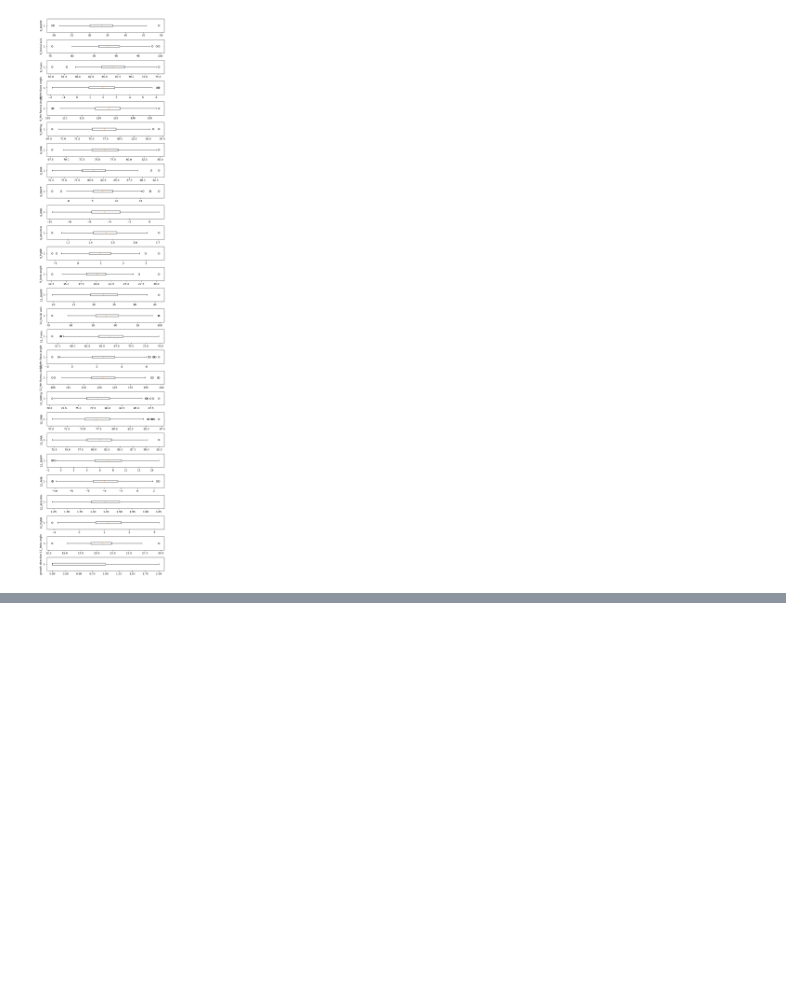
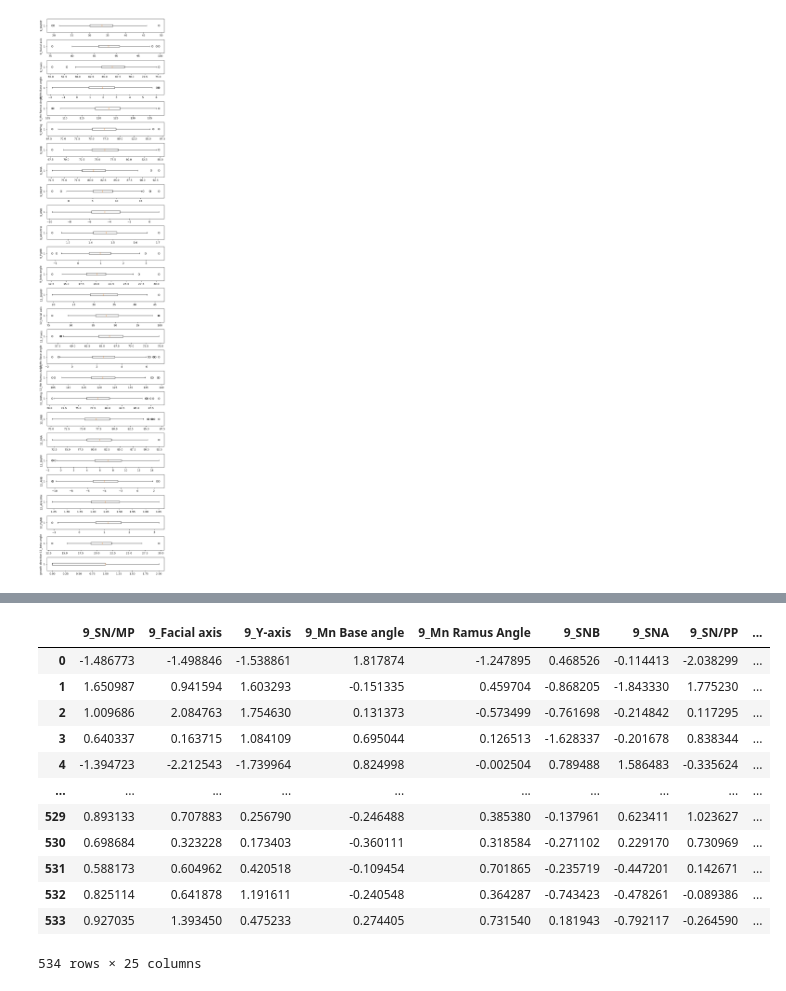
Before and after one commit to R4ken/Machine-Learning-Analysis, a Jupyter notebook: classification/solution.ipynb, the cells around one changed output, grey strips where cells are left out. Cells and saved outputs as stored; diff of their text form; code cells hidden in the pictures; blank space fills up the shorter version.

Commit message:
classification: most of data preprocessing i think

```diff
--- a/classification/solution.ipynb
+++ b/classification/solution.ipynb
@@ -167,0 +209,26 @@ print(selected.shape)
+# %%
+scaler = StandardScaler()
+to_scaling = df_training.iloc[:, :-1]
+
+scaler.fit(to_scaling)
+scaled = pd.DataFrame(scaler.transform(to_scaling), columns=to_scaling.columns)
+df_training_standarized = scaled
+
+df_training_standarized['growth direction'] = df_training['growth direction']
+df_training = df_training_standarized
+
+df_training.describe()
+# %% [output]
+|  | 9_SN/MP | 9_Facial axis | 9_Y-axis | 9_Mn Base angle | 9_Mn Ramus Angle | 9_SNB | 9_SNA | 9_SN/PP | ... |
+| 0 | -1.486773 | -1.498846 | -1.538861 | 1.817874 | -1.247895 | 0.468526 | -0.114413 | -2.038299 | ... |
+| 1 | 1.650987 | 0.941594 | 1.603293 | -0.151335 | 0.459704 | -0.868205 | -1.843330 | 1.775230 | ... |
+| 2 | 1.009686 | 2.084763 | 1.754630 | 0.131373 | -0.573499 | -0.761698 | -0.214842 | 0.117295 | ... |
+| 3 | 0.640337 | 0.163715 | 1.084109 | 0.695044 | 0.126513 | -1.628337 | -0.201678 | 0.838344 | ... |
+| 4 | -1.394723 | -2.212543 | -1.739964 | 0.824998 | -0.002504 | 0.789488 | 1.586483 | -0.335624 | ... |
+| ... | ... | ... | ... | ... | ... | ... | ... | ... | ... |
+| 529 | 0.893133 | 0.707883 | 0.256790 | -0.246488 | 0.385380 | -0.137961 | 0.623411 | 1.023627 | ... |
+| 530 | 0.698684 | 0.323228 | 0.173403 | -0.360111 | 0.318584 | -0.271102 | 0.229170 | 0.730969 | ... |
+| 531 | 0.588173 | 0.604962 | 0.420518 | -0.109454 | 0.701865 | -0.235719 | -0.447201 | 0.142671 | ... |
+| 532 | 0.825114 | 0.641878 | 1.191611 | -0.240548 | 0.364287 | -0.743423 | -0.478261 | -0.089386 | ... |
+| 533 | 0.927035 | 1.393450 | 0.475233 | 0.274405 | 0.731540 | 0.181943 | -0.792117 | -0.264590 | ... |
+534 rows × 25 columns
```
Also changed, not shown: parts of 13 cells of this notebook, 2 other files.
